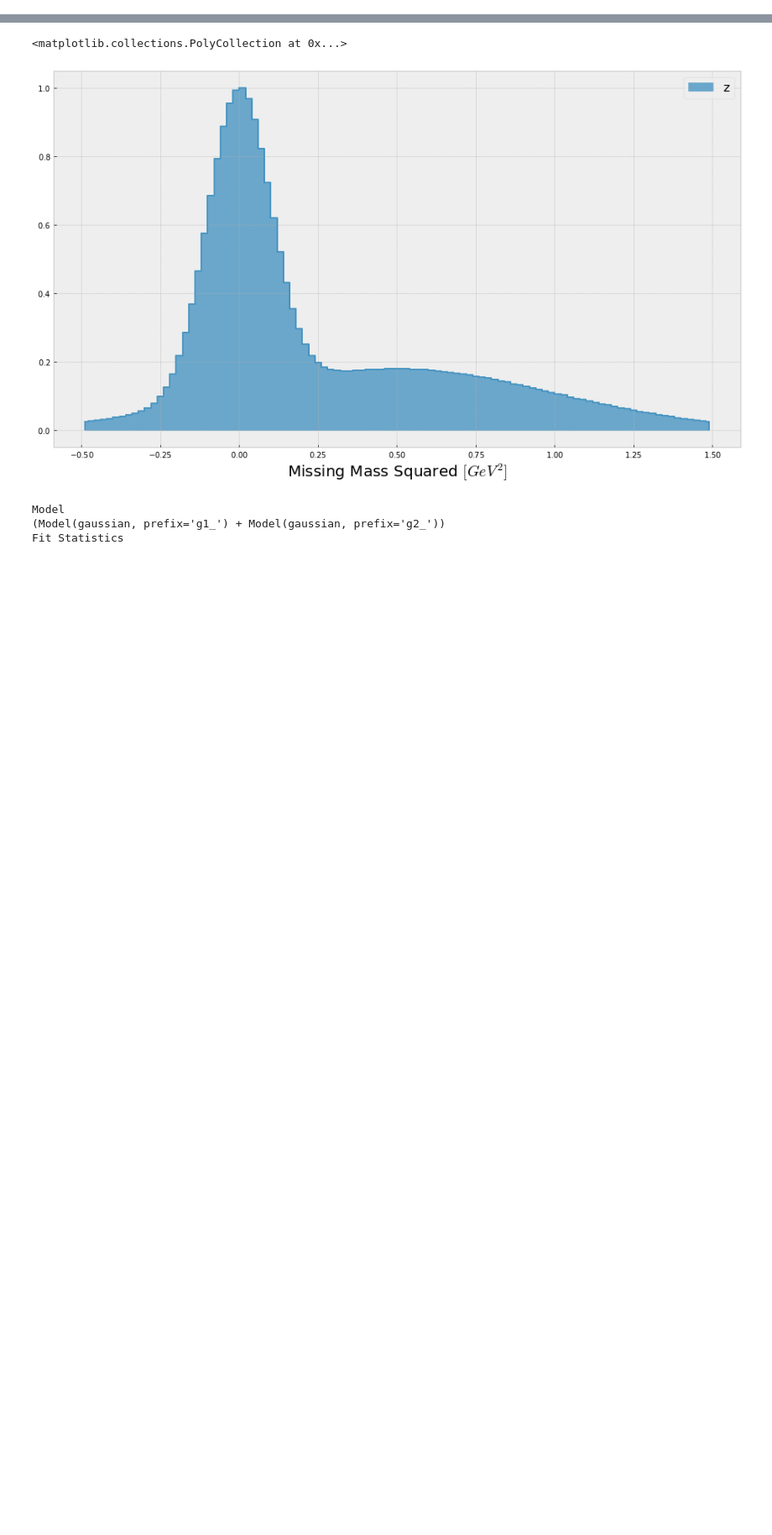
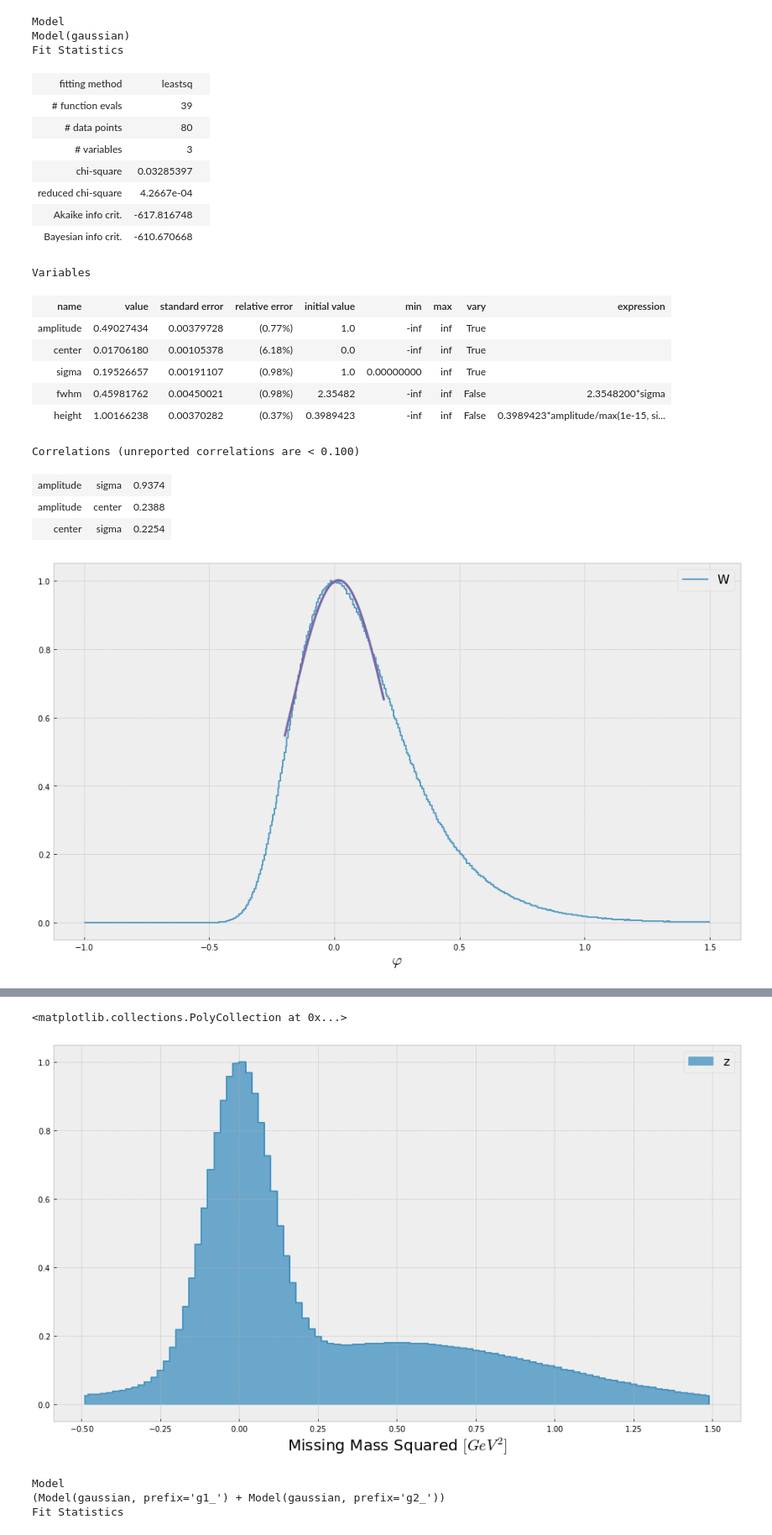
Before and after one commit to tylern4/nicks_plot_utils, a Jupyter notebook: Examples/Example_Hist1D.ipynb, the cells around one changed output, grey strips where cells are left out. Shown at 84% size. Saved outputs shown, nothing was run; the diff lists cells and outputs as text; code cells hidden in the pictures; blank space fills up the shorter version.

```diff
--- a/Examples/Example_Hist1D.ipynb
+++ b/Examples/Example_Hist1D.ipynb
@@ -94,0 +48,32 @@ Correlations (unreported correlations are < 0.100)
+# %%
+fig, ax = plt.subplots(figsize=(16,9))
+testHist = Hist1D(data=data.W, bins=500, name="$\\varphi$", xrange=[-1.0, 1.5])
+testHist.fill(data.W)
+
+testHist.histogram()
+
+testHist.fitGaussian(fit_range=[-0.2, 0.2])
+# %% [output]
+Model
+Model(gaussian)
+Fit Statistics
+| fitting method | leastsq |  |
+| # function evals | 39 |  |
+| # data points | 80 |  |
+| # variables | 3 |  |
+| chi-square | 0.03285397 |  |
+| reduced chi-square | 4.2667e-04 |  |
+| Akaike info crit. | -617.816748 |  |
+| Bayesian info crit. | -610.670668 |  |
+Variables
+| name | value | standard error | relative error | initial value | min | max | vary | expression |
+| amplitude | 0.49027434 | 0.00379728 | (0.77%) | 1.0 | -inf | inf | True |  |
+| center | 0.01706180 | 0.00105378 | (6.18%) | 0.0 | -inf | inf | True |  |
+| sigma | 0.19526657 | 0.00191107 | (0.98%) | 1.0 | 0.00000000 | inf | True |  |
+| fwhm | 0.45981762 | 0.00450021 | (0.98%) | 2.35482 | -inf | inf | False | 2.3548200*sigma |
+| height | 1.00166238 | 0.00370282 | (0.37%) | 0.3989423 | -inf | inf | False | 0.3989423*amplitude/max(1e-15, si... |
+Correlations (unreported correlations are < 0.100)
+| amplitude | sigma | 0.9374 |
+| amplitude | center | 0.2388 |
+| center | sigma | 0.2254 |
+[figure, added]
```
Also changed, not shown: parts of 5 cells of this notebook, 2 other files.
